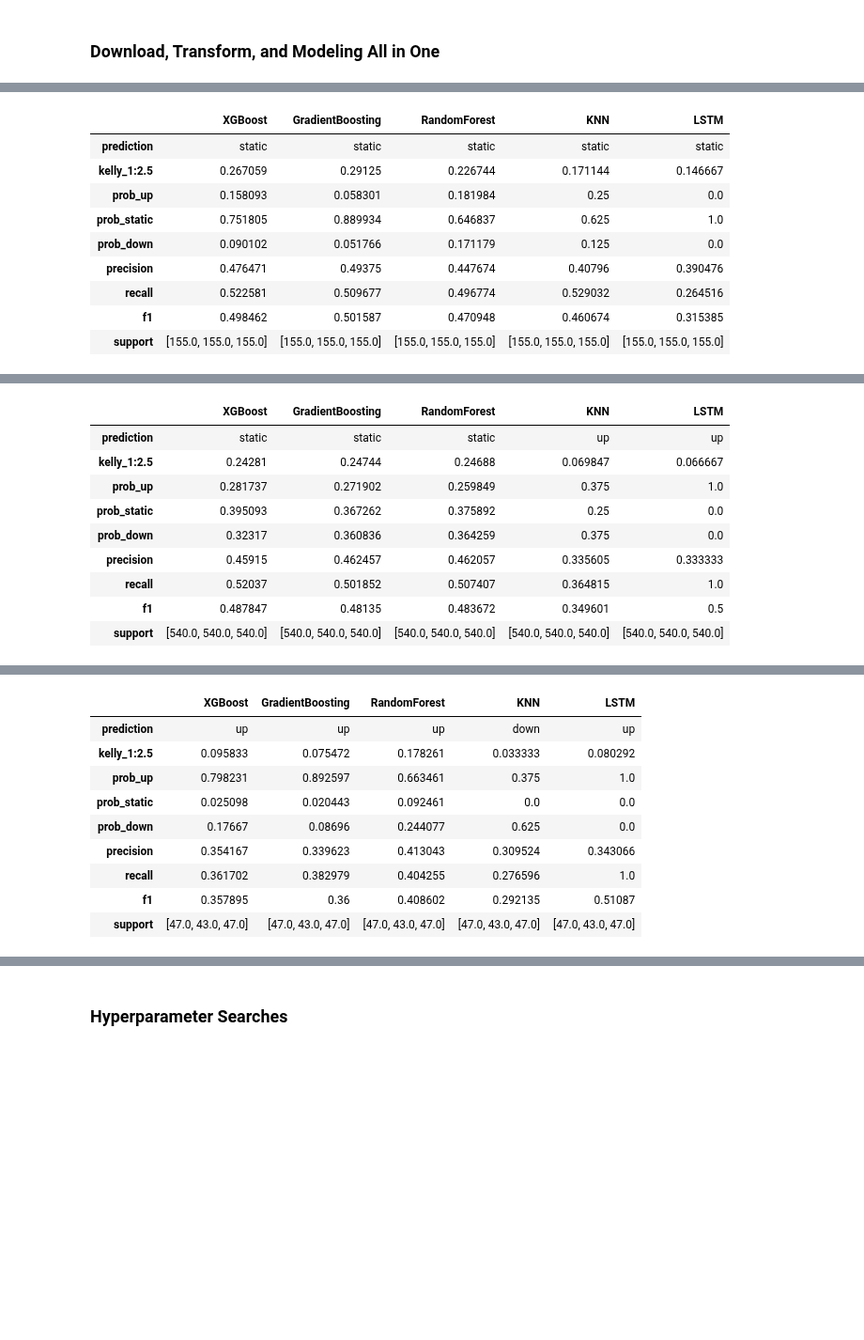
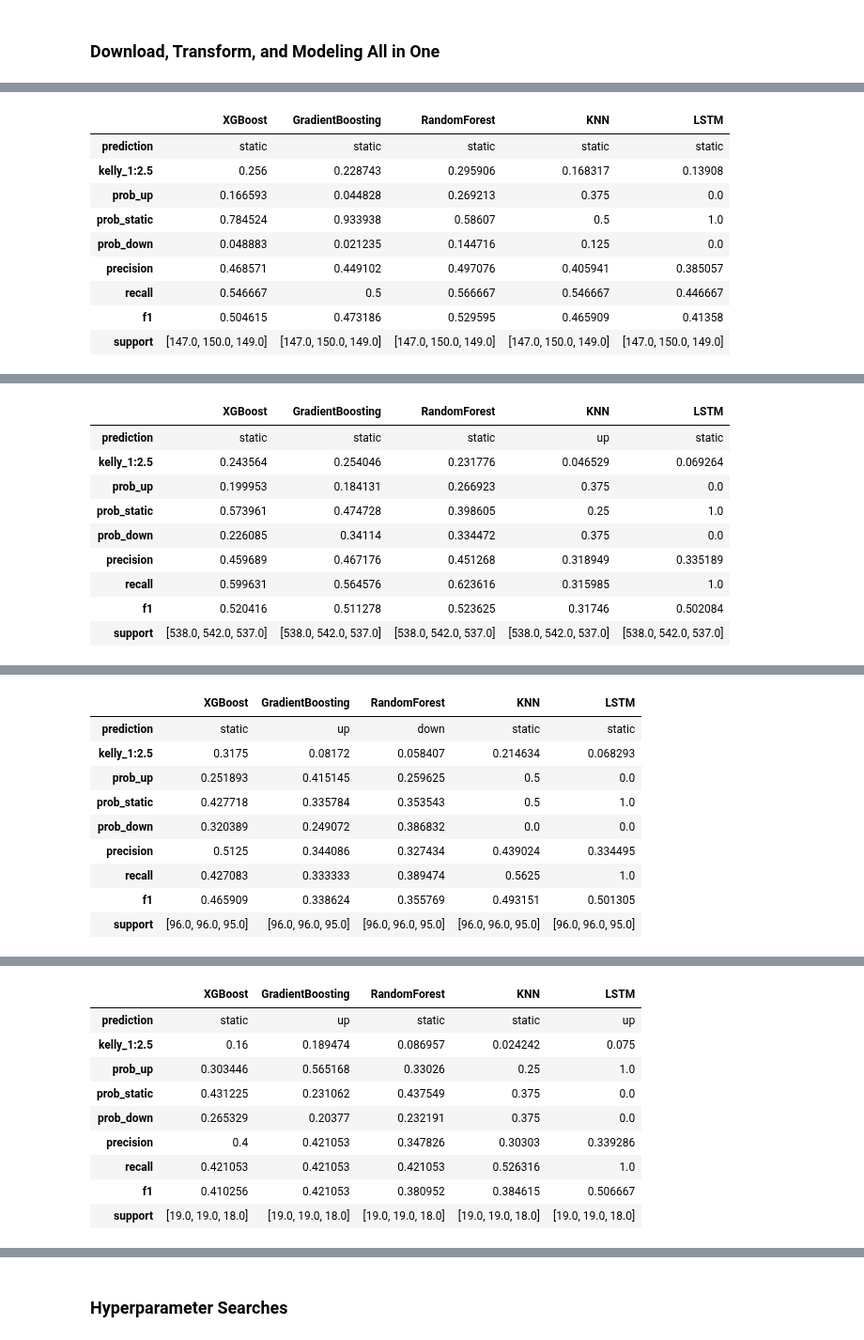
Before and after one commit to yuchild/stock_production, a Jupyter notebook: stock_next_time_frame_predictor.ipynb, the cells around one changed output, grey strips where cells are left out. Shown at 94% size. Saved outputs shown, nothing was run; the diff lists cells and outputs as text; code cells hidden in the pictures; blank space fills up the shorter version.

```diff
--- a/stock_next_time_frame_predictor.ipynb
+++ b/stock_next_time_frame_predictor.ipynb
@@ -79,5 +79,5 @@ from src import modules as f # f is for function
 # %% [markdown]
 ### Download, Transform, and Modeling All in One
 # %%
-f.predictions('smr')
+f.predictions('futu')
 # %% [output]
@@ -96,10 +96,10 @@ SMR 15m Interval Timestamp: 2024-12-26 03:12:14
 |  | XGBoost | GradientBoosting | RandomForest | KNN | LSTM |
 | prediction | static | static | static | static | static |
-| kelly_1:2.5 | 0.267059 | 0.29125 | 0.226744 | 0.171144 | 0.146667 |
-| prob_up | 0.158093 | 0.058301 | 0.181984 | 0.25 | 0.0 |
-| prob_static | 0.751805 | 0.889934 | 0.646837 | 0.625 | 1.0 |
-| prob_down | 0.090102 | 0.051766 | 0.171179 | 0.125 | 0.0 |
-| precision | 0.476471 | 0.49375 | 0.447674 | 0.40796 | 0.390476 |
-| recall | 0.522581 | 0.509677 | 0.496774 | 0.529032 | 0.264516 |
-| f1 | 0.498462 | 0.501587 | 0.470948 | 0.460674 | 0.315385 |
-| support | [155.0, 155.0, 155.0] | [155.0, 155.0, 155.0] | [155.0, 155.0, 155.0] | [155.0, 155.0, 155.0] | [155.0, 155.0, 155.0] |
+| kelly_1:2.5 | 0.256 | 0.228743 | 0.295906 | 0.168317 | 0.13908 |
+| prob_up | 0.166593 | 0.044828 | 0.269213 | 0.375 | 0.0 |
+| prob_static | 0.784524 | 0.933938 | 0.58607 | 0.5 | 1.0 |
+| prob_down | 0.048883 | 0.021235 | 0.144716 | 0.125 | 0.0 |
+| precision | 0.468571 | 0.449102 | 0.497076 | 0.405941 | 0.385057 |
+| recall | 0.546667 | 0.5 | 0.566667 | 0.546667 | 0.446667 |
+| f1 | 0.504615 | 0.473186 | 0.529595 | 0.465909 | 0.41358 |
+| support | [147.0, 150.0, 149.0] | [147.0, 150.0, 149.0] | [147.0, 150.0, 149.0] | [147.0, 150.0, 149.0] | [147.0, 150.0, 149.0] |
@@ -107,10 +107,10 @@ SMR 1h Interval Timestamp: 2024-12-26 03:12:30
 |  | XGBoost | GradientBoosting | RandomForest | KNN | LSTM |
-| prediction | static | static | static | up | up |
-| kelly_1:2.5 | 0.24281 | 0.24744 | 0.24688 | 0.069847 | 0.066667 |
-| prob_up | 0.281737 | 0.271902 | 0.259849 | 0.375 | 1.0 |
-| prob_static | 0.395093 | 0.367262 | 0.375892 | 0.25 | 0.0 |
-| prob_down | 0.32317 | 0.360836 | 0.364259 | 0.375 | 0.0 |
-| precision | 0.45915 | 0.462457 | 0.462057 | 0.335605 | 0.333333 |
-| recall | 0.52037 | 0.501852 | 0.507407 | 0.364815 | 1.0 |
-| f1 | 0.487847 | 0.48135 | 0.483672 | 0.349601 | 0.5 |
-| support | [540.0, 540.0, 540.0] | [540.0, 540.0, 540.0] | [540.0, 540.0, 540.0] | [540.0, 540.0, 540.0] | [540.0, 540.0, 540.0] |
+| prediction | static | static | static | up | static |
+| kelly_1:2.5 | 0.243564 | 0.254046 | 0.231776 | 0.046529 | 0.069264 |
+| prob_up | 0.199953 | 0.184131 | 0.266923 | 0.375 | 0.0 |
+| prob_static | 0.573961 | 0.474728 | 0.398605 | 0.25 | 1.0 |
+| prob_down | 0.226085 | 0.34114 | 0.334472 | 0.375 | 0.0 |
+| precision | 0.459689 | 0.467176 | 0.451268 | 0.318949 | 0.335189 |
+| recall | 0.599631 | 0.564576 | 0.623616 | 0.315985 | 1.0 |
+| f1 | 0.520416 | 0.511278 | 0.523625 | 0.31746 | 0.502084 |
+| support | [538.0, 542.0, 537.0] | [538.0, 542.0, 537.0] | [538.0, 542.0, 537.0] | [538.0, 542.0, 537.0] | [538.0, 542.0, 537.0] |
@@ -118,10 +118,10 @@ SMR 1d Interval Timestamp: 2024-12-26 03:13:20
 |  | XGBoost | GradientBoosting | RandomForest | KNN | LSTM |
-| prediction | up | up | up | down | up |
-| kelly_1:2.5 | 0.095833 | 0.075472 | 0.178261 | 0.033333 | 0.080292 |
-| prob_up | 0.798231 | 0.892597 | 0.663461 | 0.375 | 1.0 |
-| prob_static | 0.025098 | 0.020443 | 0.092461 | 0.0 | 0.0 |
-| prob_down | 0.17667 | 0.08696 | 0.244077 | 0.625 | 0.0 |
-| precision | 0.354167 | 0.339623 | 0.413043 | 0.309524 | 0.343066 |
-| recall | 0.361702 | 0.382979 | 0.404255 | 0.276596 | 1.0 |
-| f1 | 0.357895 | 0.36 | 0.408602 | 0.292135 | 0.51087 |
-| support | [47.0, 43.0, 47.0] | [47.0, 43.0, 47.0] | [47.0, 43.0, 47.0] | [47.0, 43.0, 47.0] | [47.0, 43.0, 47.0] |
+| prediction | static | up | down | static | static |
+| kelly_1:2.5 | 0.3175 | 0.08172 | 0.058407 | 0.214634 | 0.068293 |
+| prob_up | 0.251893 | 0.415145 | 0.259625 | 0.5 | 0.0 |
+| prob_static | 0.427718 | 0.335784 | 0.353543 | 0.5 | 1.0 |
+| prob_down | 0.320389 | 0.249072 | 0.386832 | 0.0 | 0.0 |
+| precision | 0.5125 | 0.344086 | 0.327434 | 0.439024 | 0.334495 |
+| recall | 0.427083 | 0.333333 | 0.389474 | 0.5625 | 1.0 |
+| f1 | 0.465909 | 0.338624 | 0.355769 | 0.493151 | 0.501305 |
+| support | [96.0, 96.0, 95.0] | [96.0, 96.0, 95.0] | [96.0, 96.0, 95.0] | [96.0, 96.0, 95.0] | [96.0, 96.0, 95.0] |
@@ -127,0 +129,10 @@ SMR 1d Interval Timestamp: 2024-12-26 03:13:20
+|  | XGBoost | GradientBoosting | RandomForest | KNN | LSTM |
+| prediction | static | up | static | static | up |
+| kelly_1:2.5 | 0.16 | 0.189474 | 0.086957 | 0.024242 | 0.075 |
+| prob_up | 0.303446 | 0.565168 | 0.33026 | 0.25 | 1.0 |
+| prob_static | 0.431225 | 0.231062 | 0.437549 | 0.375 | 0.0 |
+| prob_down | 0.265329 | 0.20377 | 0.232191 | 0.375 | 0.0 |
+| precision | 0.4 | 0.421053 | 0.347826 | 0.30303 | 0.339286 |
+| recall | 0.421053 | 0.421053 | 0.421053 | 0.526316 | 1.0 |
+| f1 | 0.410256 | 0.421053 | 0.380952 | 0.384615 | 0.506667 |
+| support | [19.0, 19.0, 18.0] | [19.0, 19.0, 18.0] | [19.0, 19.0, 18.0] | [19.0, 19.0, 18.0] | [19.0, 19.0, 18.0] |
```
Also changed, not shown: parts of 1 cell of this notebook, 12 other files.
